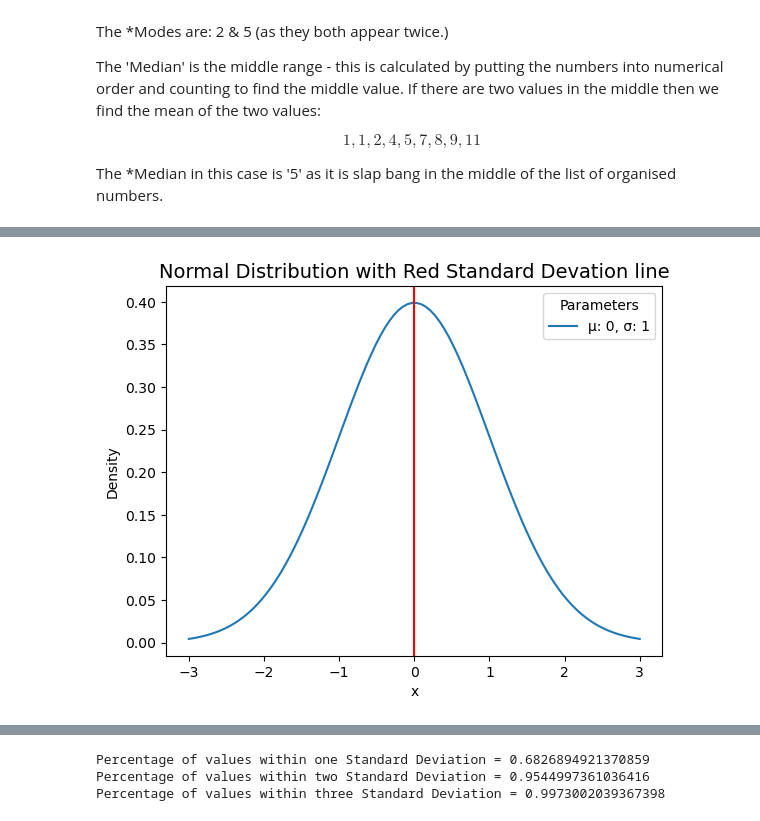
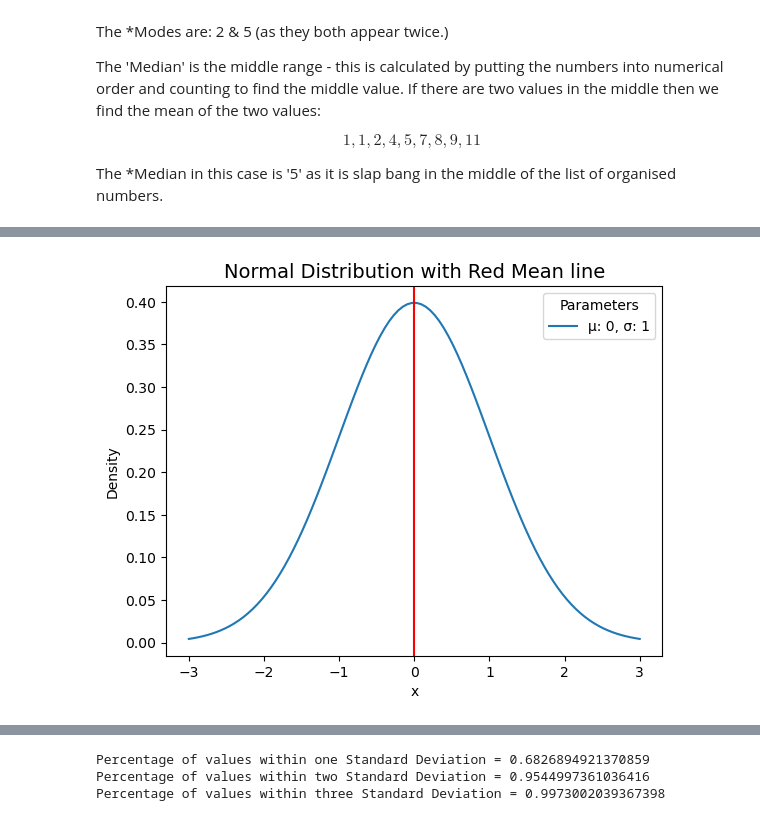
Before and after one commit to SeanE15/Fundamentals-for-Data-Analysis, a Jupyter notebook: The_Normal_Distribution.ipynb, the cells around one changed output, grey strips where cells are left out. Cells and saved outputs as stored; diff of their text form; code cells hidden in the pictures.

```diff
--- a/The_Normal_Distribution.ipynb
+++ b/The_Normal_Distribution.ipynb
@@ -147,26 +147,26 @@ from scipy.stats import norm
 # %%
 # Define values to Mu and Sigma
 mu = 0
 sigma = 1
 
 # Now plot the Normal Distribution
 x = np.linspace(mu - 3*sigma, mu + 3*sigma, 100)
 
 # Plot graph.
 plt.plot(x, stats.norm.pdf(x, mu, sigma),label='μ: 0, σ: 1')
 
-# Draw a vertical line where the standard deviation is.
+# Draw a vertical line where the mean is.
 plt.axvline(x=0, color='red');
 
 # add legend to plot
 plt.legend(title='Parameters')
 
 # add axes labels and a title
 plt.ylabel('Density')
 plt.xlabel('x')
-plt.title('Normal Distribution with Red Standard Devation line', fontsize=14);
+plt.title('Normal Distribution with Red Mean line', fontsize=14);
 # %% [output]
-[figure, old version]
+[figure, new version]
 # %% [markdown]
 ### <div align="center">Interquartile Range and the Empirical (68, 95, 99.7) rule</div>
 
```
Also changed, not shown: parts of 11 cells of this notebook, 1 other file.
